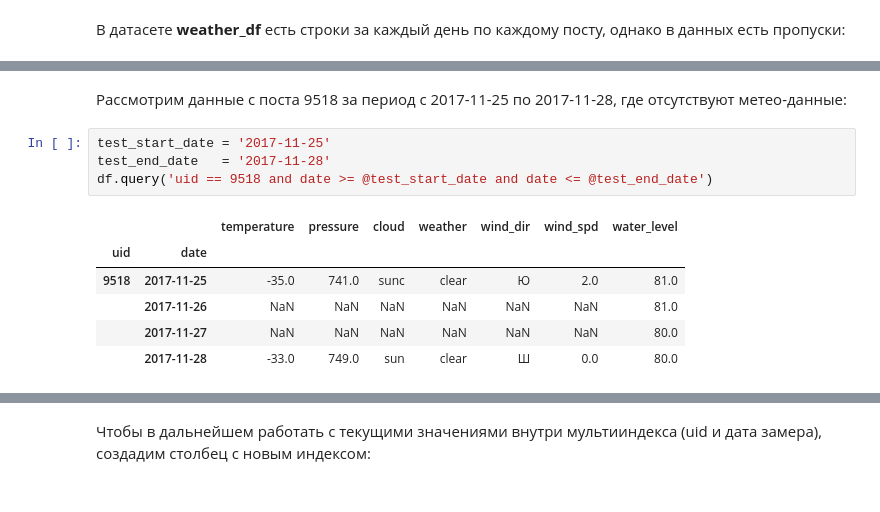
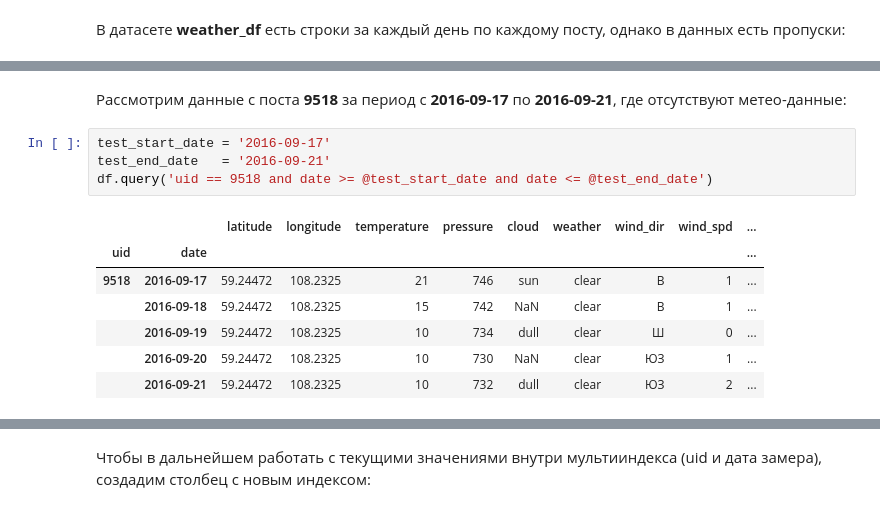
Before and after one commit to phys-winner/water-predictor-bot, a Jupyter notebook: notebooks/eda.ipynb, the cells around one changed output, grey strips where cells are left out. Drawn from its saved outputs; the diff is of its cells as text.

```diff
--- a/notebooks/eda.ipynb
+++ b/notebooks/eda.ipynb
@@ -220,13 +253,14 @@ df[df.isnull().any(axis=1)]
 # %% [markdown]
-Рассмотрим данные с поста 9518 за период с 2017-11-25 по 2017-11-28, где отсутствуют метео-данные:
+Рассмотрим данные с поста **9518** за период с **2016-09-17** по **2016-09-21**, где отсутствуют метео-данные:
 # %%
-test_start_date = '2017-11-25'
-test_end_date   = '2017-11-28'
+test_start_date = '2016-09-17'
+test_end_date   = '2016-09-21'
 df.query('uid == 9518 and date >= @test_start_date and date <= @test_end_date')
 # %% [output]
-|  |  | temperature | pressure | cloud | weather | wind_dir | wind_spd | water_level |
-| uid | date |  |  |  |  |  |  |  |
-| 9518 | 2017-11-25 | -35.0 | 741.0 | sunc | clear | Ю | 2.0 | 81.0 |
-|  | 2017-11-26 | NaN | NaN | NaN | NaN | NaN | NaN | 81.0 |
-|  | 2017-11-27 | NaN | NaN | NaN | NaN | NaN | NaN | 80.0 |
-|  | 2017-11-28 | -33.0 | 749.0 | sun | clear | Ш | 0.0 | 80.0 |
+|  |  | latitude | longitude | temperature | pressure | cloud | weather | wind_dir | wind_spd | ... |
+| uid | date |  |  |  |  |  |  |  |  | ... |
+| 9518 | 2016-09-17 | 59.24472 | 108.2325 | 21 | 746 | sun | clear | В | 1 | ... |
+|  | 2016-09-18 | 59.24472 | 108.2325 | 15 | 742 | NaN | clear | В | 1 | ... |
+|  | 2016-09-19 | 59.24472 | 108.2325 | 10 | 734 | dull | clear | Ш | 0 | ... |
+|  | 2016-09-20 | 59.24472 | 108.2325 | 10 | 730 | NaN | clear | ЮЗ | 1 | ... |
+|  | 2016-09-21 | 59.24472 | 108.2325 | 10 | 732 | dull | clear | ЮЗ | 2 | ... |
```
Also changed, not shown: parts of 121 cells of this notebook, 3 other files.
